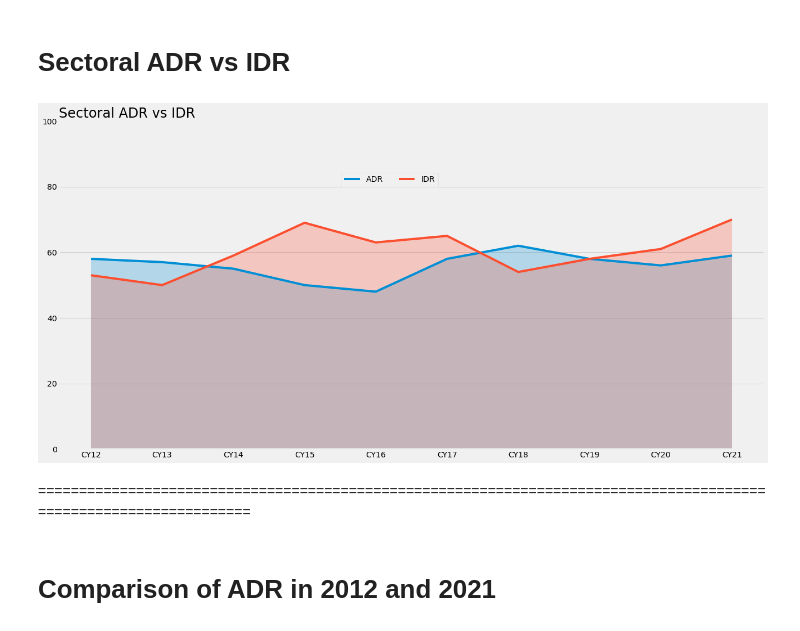
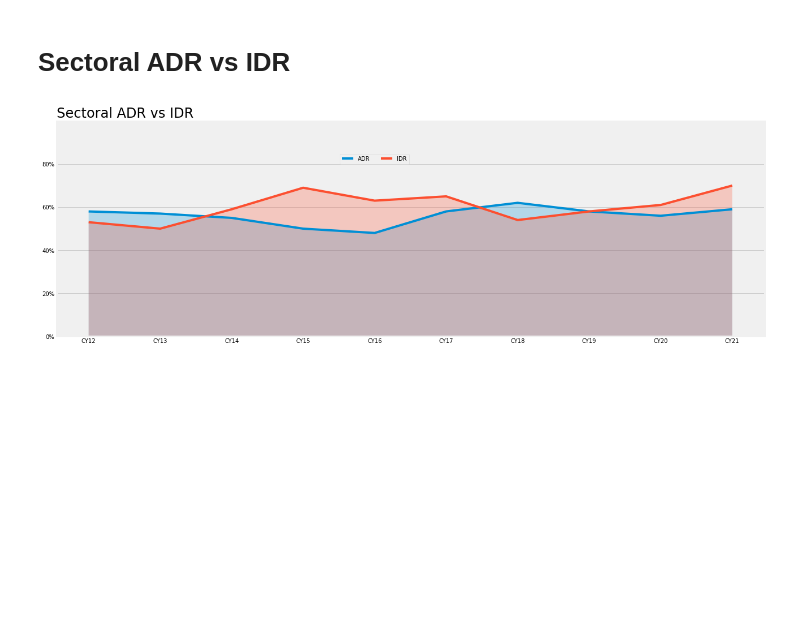
Before and after one commit to Nomantariq12/banking_data_visualization, a Jupyter notebook: Banking Data Vizualization.ipynb, the cells around one changed output. Drawn from its saved outputs; the diff is of its cells as text; code cells hidden in the pictures; blank space fills up the shorter version.

```diff
--- a/Banking Data Vizualization.ipynb
+++ b/Banking Data Vizualization.ipynb
@@ -257,38 +261,35 @@ for i in range(12, 22):
     years.append("CY"+str(i))
 
 # Defining the size of figure as well as the Size for title of the plot
-plt.rcParams["figure.figsize"] = (20, 10)
+plt.rcParams["figure.figsize"] = (20, 7)
 plt.rcParams["axes.titlesize"] = 24
 
 # Plot ADR values
 plt.plot(x, adr, label="ADR")
 
 # Fill area with Blue Color
 plt.fill_between(x, adr, alpha=0.25)
 
 # Plot IDR values
 plt.plot(x, idr, label="IDR")
 
 # Fill area between x and IDR with red color
 plt.fill_between(x, idr, alpha=0.25)
 
 # added limit on Y-axis values
 plt.ylim(0, 100)
 # Replace x-axis numerical values with Strings
 plt.xticks(ticks=x, labels=years)
+plt.yticks([i for i in range(0, 100, 20)], [str(i) + "%" for i in range(0, 100, 20)])
 # Added title and makes it's position left of plot
 plt.title("Sectoral ADR vs IDR", loc="left", )
 # Definig the orientation and size for legend
 plt.legend(loc=(0.4, 0.8), ncol=2)
 # Grid Only added along X-axis
 plt.grid(axis="x")
 # Saving plot in png format
 plt.savefig("sectoral_adr_vs_idr.png")
 # Showing Plot
 plt.show()
 # %% [output]
-[figure, old version]
+[figure, new version]
-# %% [markdown]
-===================================================================================================================
-# %% [markdown]
-# Comparison of ADR in 2012 and 2021
```
Also changed, not shown: parts of 8 cells of this notebook, 7 other files.
